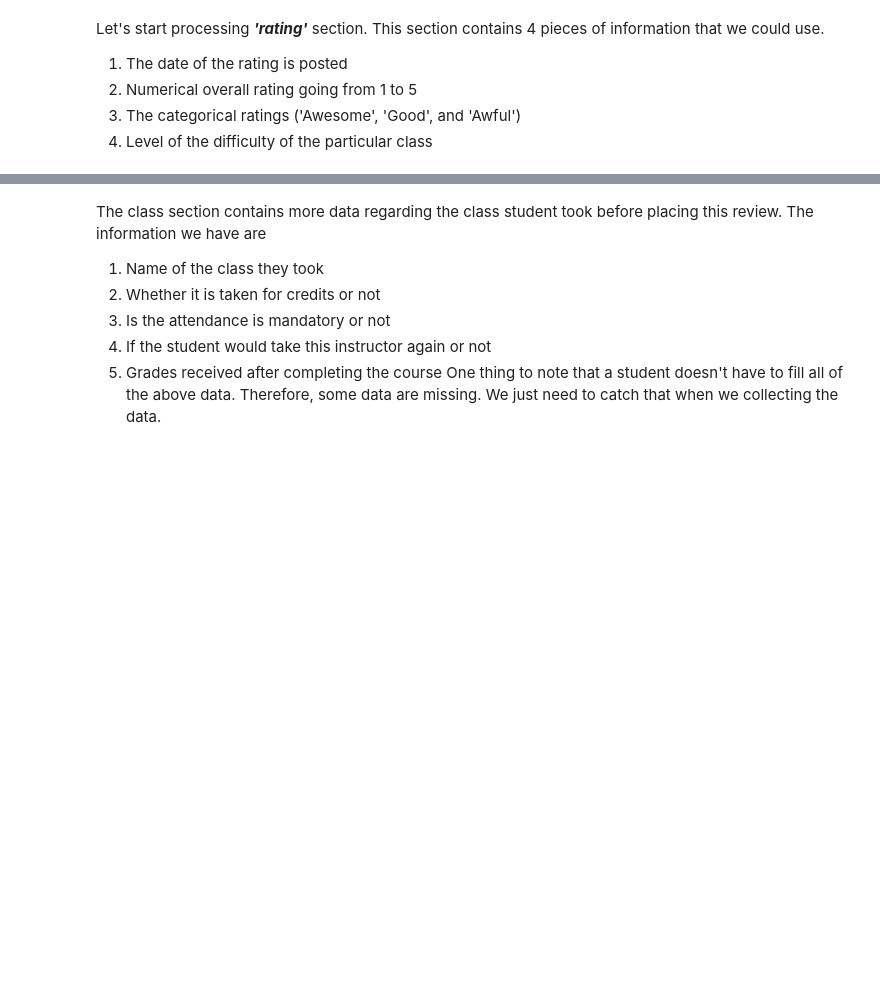
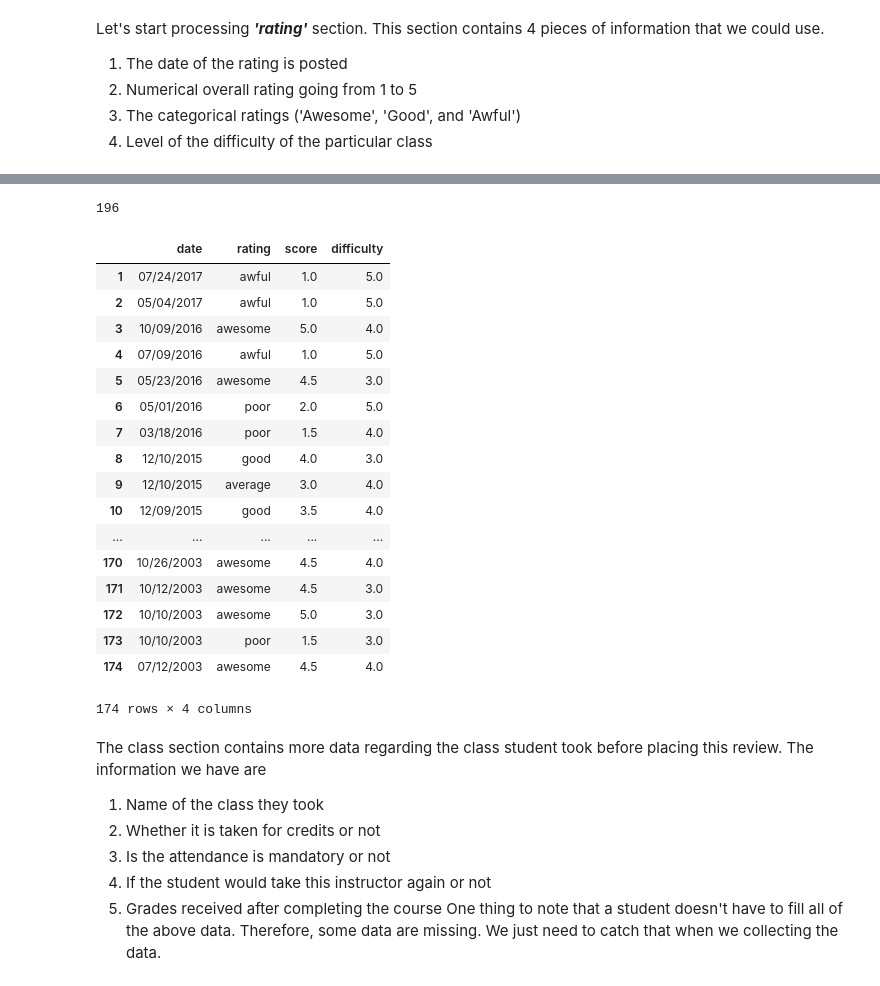
Before and after one commit to sumedhekaru/Analysing-Student-Reviews, a Jupyter notebook: Analysing_student_reviews.ipynb, the cells around one changed output, grey strips where cells are left out. Drawn from its saved outputs; the diff is of its cells as text; code cells hidden in the pictures; blank space fills up the shorter version.

```diff
--- a/Analysing_student_reviews.ipynb
+++ b/Analysing_student_reviews.ipynb
@@ -33,8 +46,8 @@ While I can go and copy past individual text reviews, I would like to use web sc
 # %% [markdown]
 You can see I have several URLs listed below. But I am going to use only one link at a time. Mine is on the top. I am using ***request*** package to download the data and use ***BeautifulSoup*** package to extract the components I need.
 # %%
-url = 'https://www.ratemyprofessors.com/ShowRatings.jsp?tid=2363605' # Sumedhe Karunarathne
-STOPWORDS2 = {'.'}
+#url = 'https://www.ratemyprofessors.com/ShowRatings.jsp?tid=2363605' # Sumedhe Karunarathne
+STOPWORDS2 = {'class','student','students','teacher','professor'}
 
 #url = 'https://www.ratemyprofessors.com/ShowRatings.jsp?tid=963105'  # Michelle
 #STOPWORDS2 = {'dr' 'student','dr.','.','class'}
@@ -54,13 +67,21 @@ STOPWORDS2 = {'.'}
 #url = 'https://www.ratemyprofessors.com/ShowRatings.jsp?tid=839496'
 #STOPWORDS2 = 'Class'
 
-url = 'https://www.ratemyprofessors.com/ShowRatings.jsp?tid=2363605' # Janet
+#url = 'https://www.ratemyprofessors.com/ShowRatings.jsp?tid=2363605' # Janet
 
-url = 'https://www.ratemyprofessors.com/ShowRatings.jsp?tid=1738320&showMyProfs=true' # olemiss Noel Mann
+url = 'https://www.ratemyprofessors.com/ShowRatings.jsp?tid=1353819' # Michelle M
 
-source = rs.get(url)
-soup = bs(source.content,'lxml')
-# print(soup.prettify())
+#url = 'https://www.ratemyprofessors.com/ShowRatings.jsp?tid=1738320&showMyProfs=true' # olemiss Noel Mann
+
+# source = rs.get(url)
+
+#fileName = 'William Dwyer at University of Memphis - RateMyProfessors.com'
+
+#soup = bs(open('/content/grive/My Drive/Colab Notebooks/Sumedhe Karunarathne at Baptist College of Health Sciences - RateMyProfessors.com.html'),'lxml')
+#soup = bs(source.content,'lxml')
+
+soup = bs(open('/content/grive/My Drive/Colab Notebooks/William Dwyer at University of Memphis - RateMyProfessors.com.html'),'lxml')
+#print(soup.prettify())
 # %% [markdown]
 Now the web data are in the variable Soup. It is time to analyze the body of the web page and get the data. Using the Google Chromes *View Source* tool, I found that data contain three containers, 1. Rating - information about the numerical rating, 2. class - information about which teaching class, and 3. comments - text comments from students. I am going to scoop the data from these three sections next.
 # %% [markdown]
@@ -107,3 +143,26 @@ print(difficulties)
+# %%
+reviewData = getRatings(soup)
+reviewData
+# %% [output]
+196
+|  | date | rating | score | difficulty |
+| 1 | 07/24/2017 | awful | 1.0 | 5.0 |
+| 2 | 05/04/2017 | awful | 1.0 | 5.0 |
+| 3 | 10/09/2016 | awesome | 5.0 | 4.0 |
+| 4 | 07/09/2016 | awful | 1.0 | 5.0 |
+| 5 | 05/23/2016 | awesome | 4.5 | 3.0 |
+| 6 | 05/01/2016 | poor | 2.0 | 5.0 |
+| 7 | 03/18/2016 | poor | 1.5 | 4.0 |
+| 8 | 12/10/2015 | good | 4.0 | 3.0 |
+| 9 | 12/10/2015 | average | 3.0 | 4.0 |
+| 10 | 12/09/2015 | good | 3.5 | 4.0 |
+| ... | ... | ... | ... | ... |
+| 170 | 10/26/2003 | awesome | 4.5 | 4.0 |
+| 171 | 10/12/2003 | awesome | 4.5 | 3.0 |
+| 172 | 10/10/2003 | awesome | 5.0 | 3.0 |
+| 173 | 10/10/2003 | poor | 1.5 | 3.0 |
+| 174 | 07/12/2003 | awesome | 4.5 | 4.0 |
+174 rows × 4 columns
 # %% [markdown]
 The class section contains more data regarding the class student took before placing this review. The information we have are
 1. Name of the class they took
```
Also changed, not shown: parts of 13 cells of this notebook.
